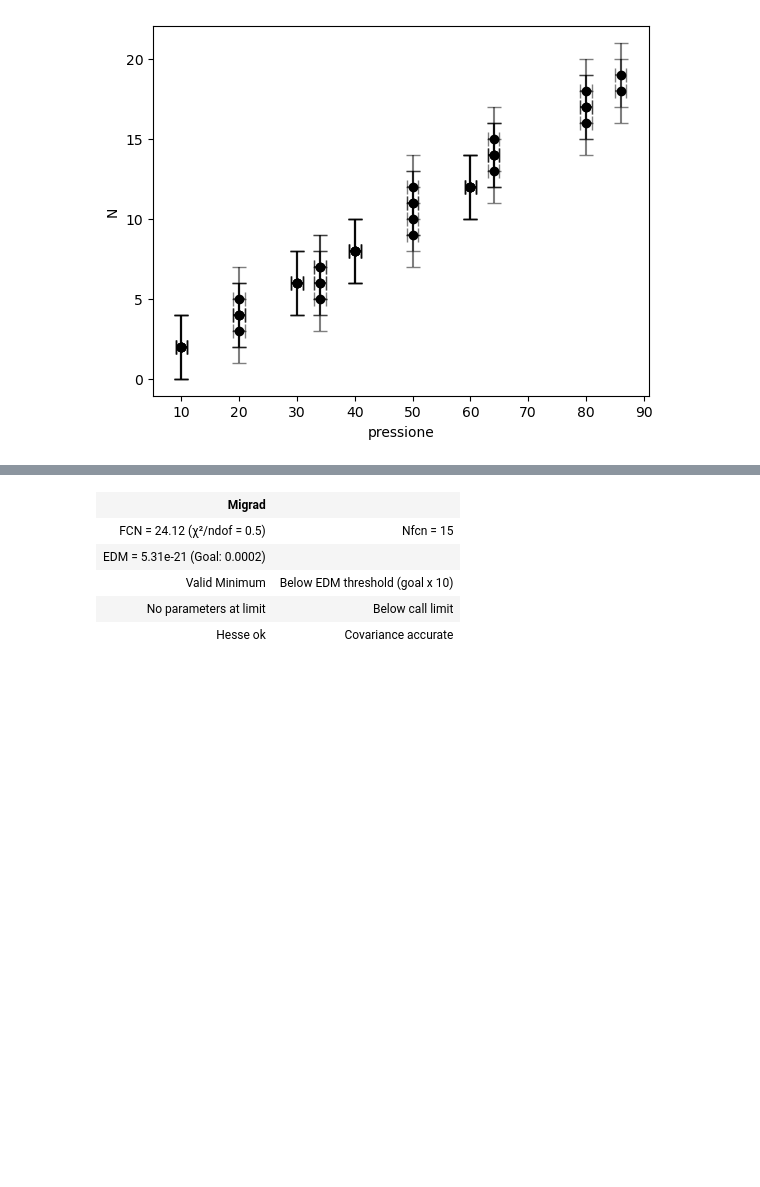
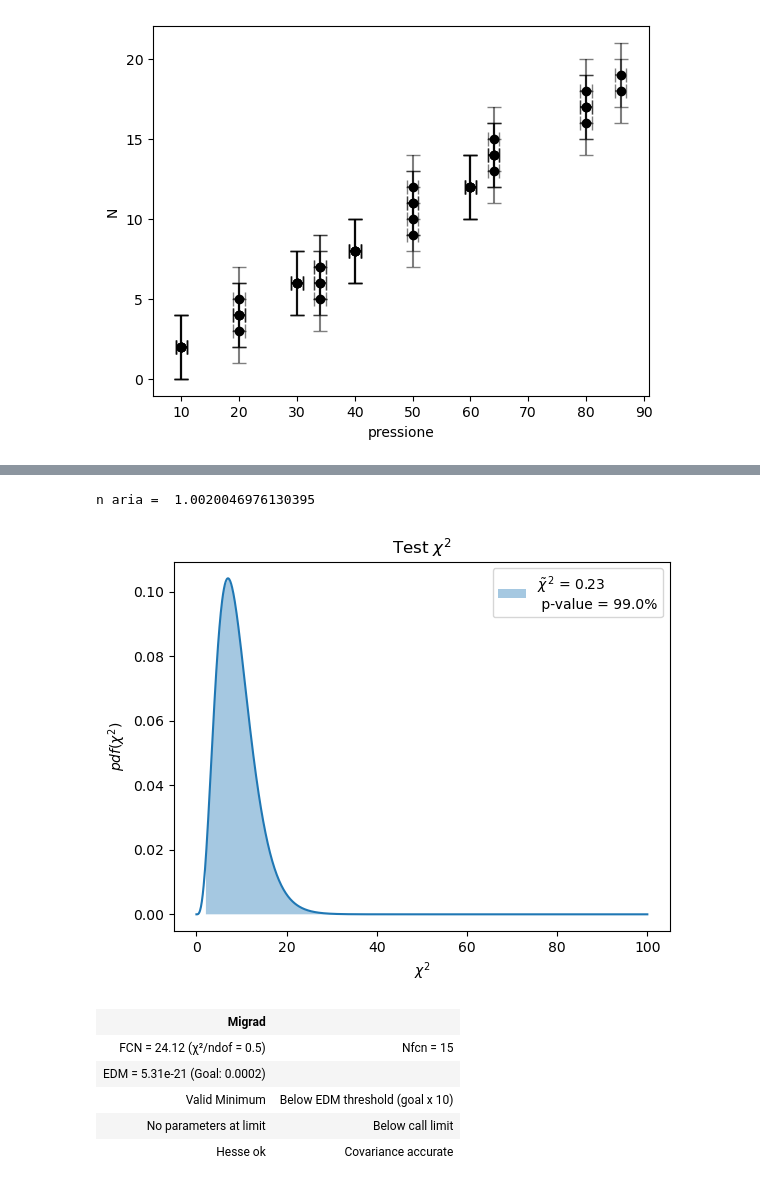
Before and after one commit to Yedi278/Lab2, a Jupyter notebook: Interferometro/Interferometro.ipynb, the cells around one changed output, grey strips where cells are left out. Saved outputs shown, nothing was run; the diff lists cells and outputs as text; code cells hidden in the pictures; blank space fills up the shorter version.

```diff
--- a/Interferometro/Interferometro.ipynb
+++ b/Interferometro/Interferometro.ipynb
@@ -563,5 +571,9 @@ grafico(p,n_m2,1,2,'dati','pressione','N')
 # %%
 d = 3.35
 l_laser_o = l_laser/1.002
-def pressione(dp,m):
-  return 2*d*m*dp / l_laser_o
+def pressione(x,m):
+  return 2*d*m*x / l_laser_o
+# %%
+c = LeastSquares(p_medie, n_medie, 1, pressione)
+m = Minuit(c, m=1)
+m.migrad()
@@ -568,3 +591,11 @@ def pressione(dp,m):
+# %%
+print('n aria = ',m.values['m']*101.3e3+1)
+# %% [output]
+n aria =  1.0020046976130395
+# %%
+draw_p_value(m.fval,m.ndof, x_limit=100)
+# %% [output]
+[figure, added]
 # %%
 c = LeastSquares(p, n_m2, 1, pressione)
 m = Minuit(c, m=0)
```
Also changed, not shown: parts of 5 cells of this notebook, 4 other files.
